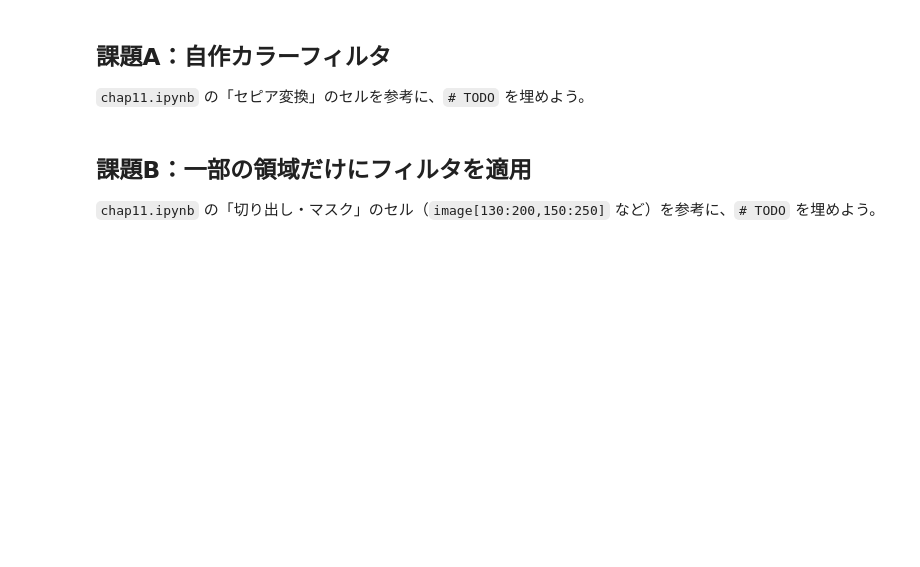
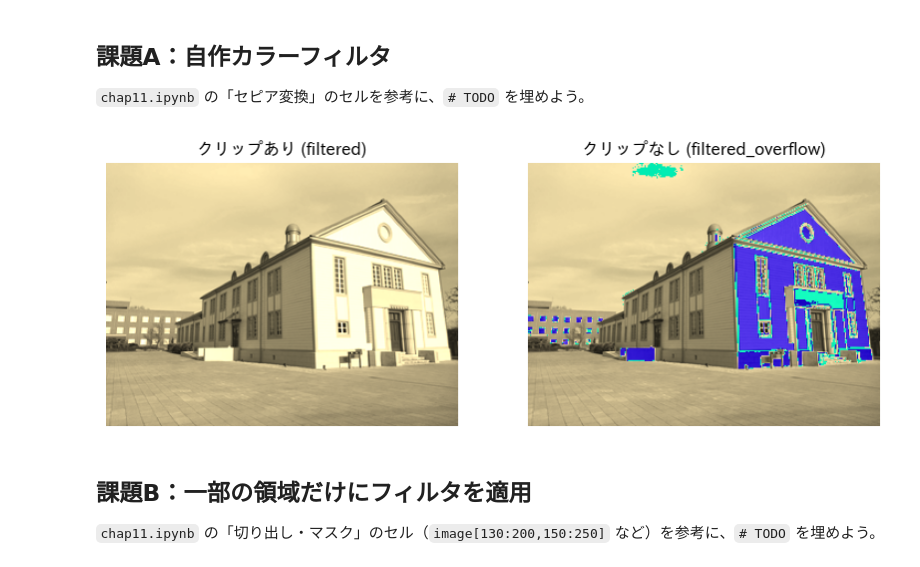
Before and after one commit to ekusep/-, a Jupyter notebook: chap11_ex.ipynb, the cells around one changed output. Drawn from its saved outputs; the diff is of its cells as text; code cells hidden in the pictures; blank space fills up the shorter version.

```diff
--- a/chap11_ex.ipynb
+++ b/chap11_ex.ipynb
@@ -57,30 +47,38 @@ sample.png          100%[===================>]  96.32K  --.-KB/s    in 0.009s
 # %%
 img = cv2.imread('sample.png')
 
 # TODO: img から B, G, R の各チャンネルを取り出す（chap11 のセピアのセルを参考に）
-
+B = img[:,:,0]
+G = img[:,:,1]
+R = img[:,:,2]
 
 # TODO: 係数を自分で決めて newR, newG, newB を計算する（セピアの係数を変えてみよう）
 
+newR = 0.786*R + 0.384*G + 0.378*B
+newG = 0.696*R + 0.343*G + 0.378*B
+newB = 0.544*R + 0.267*G + 0.262*B
 
 # TODO: cv2.merge を使って1枚の画像にまとめ、filtered_raw という変数に入れる
 #       （この時点ではまだ float のまま。uint8 変換は下で行う）
 
+filtered_raw = cv2.merge([newB, newG, newR])
 
 # === ここから下はそのまま実行 ===
 # クリップなし版：255 を超えた値がそのまま uint8 になる（オーバーフローで壊れる）
 filtered_overflow = filtered_raw.astype(np.uint8)
 
 # クリップあり版：255 を超える値を 255 に直してから uint8 にする
 filtered = filtered_raw.copy()
 filtered[filtered > 255] = 255
 filtered = filtered.astype(np.uint8)
 
 # 2つを見比べる
 plt.figure(figsize=(10, 4))
 plt.subplot(1, 2, 1); plt.imshow(cv2.cvtColor(filtered, cv2.COLOR_BGR2RGB)); plt.title('クリップあり (filtered)'); plt.axis('off')
 plt.subplot(1, 2, 2); plt.imshow(cv2.cvtColor(filtered_overflow, cv2.COLOR_BGR2RGB)); plt.title('クリップなし (filtered_overflow)'); plt.axis('off')
 plt.show()
+# %% [output]
+[figure, added]
 # %% [markdown]
 ## 課題B：一部の領域だけにフィルタを適用
 
```
Also changed, not shown: parts of 5 cells of this notebook.
